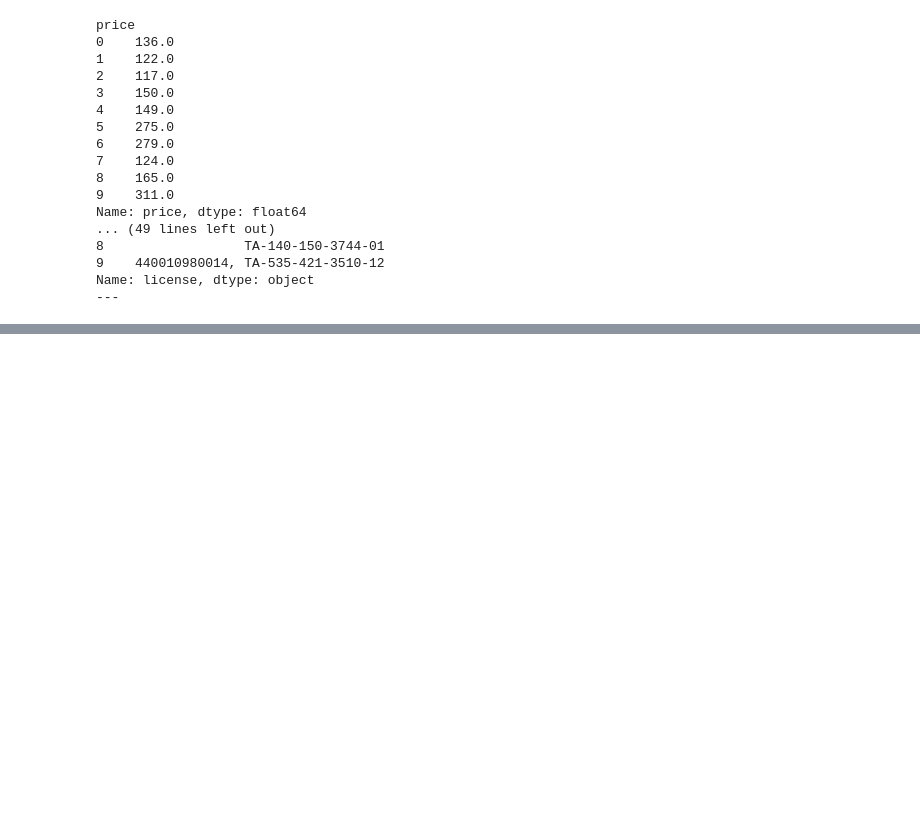
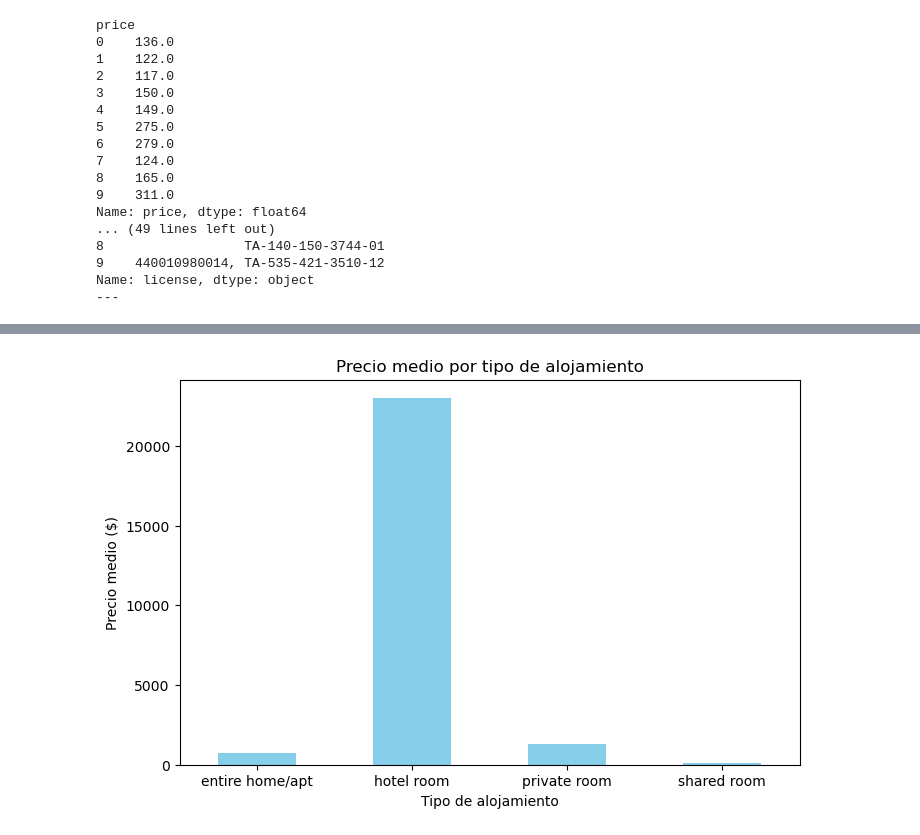
Before and after one commit to AnaIsabel8/Mod3-proyecto-final-individual, a Jupyter notebook: Mod3-proyecto-final-individual/Mod3 proyecto final.ipynb, the cells around one changed output, grey strips where cells are left out. Saved outputs shown, nothing was run; the diff lists cells and outputs as text; code cells hidden in the pictures; blank space fills up the shorter version.

```diff
--- a/Mod3-proyecto-final-individual/Mod3 proyecto final.ipynb
+++ b/Mod3-proyecto-final-individual/Mod3 proyecto final.ipynb
@@ -347,0 +376,5 @@ for i in columnas_categoricas:
+# %%
+# 3.1.2 ¿Cómo varía el precio según el tipo de alojamiento?
+
+precios_tipo_alojamiento = df_alojamientos.groupby("room_type")["price"].agg(["mean", "median"])
+precios_tipo_alojamiento
@@ -347,0 +388,10 @@ for i in columnas_categoricas:
+# %%
+
+precios_tipo_alojamiento['mean'].plot(kind='bar', color='skyblue', figsize=(8,5))
+plt.title("Precio medio por tipo de alojamiento")
+plt.ylabel("Precio medio ($)")
+plt.xlabel("Tipo de alojamiento")
+plt.xticks(rotation=0)
+plt.show()
+# %% [output]
+[figure, added]
```
Also changed, not shown: parts of 29 cells of this notebook, 2 other files.
